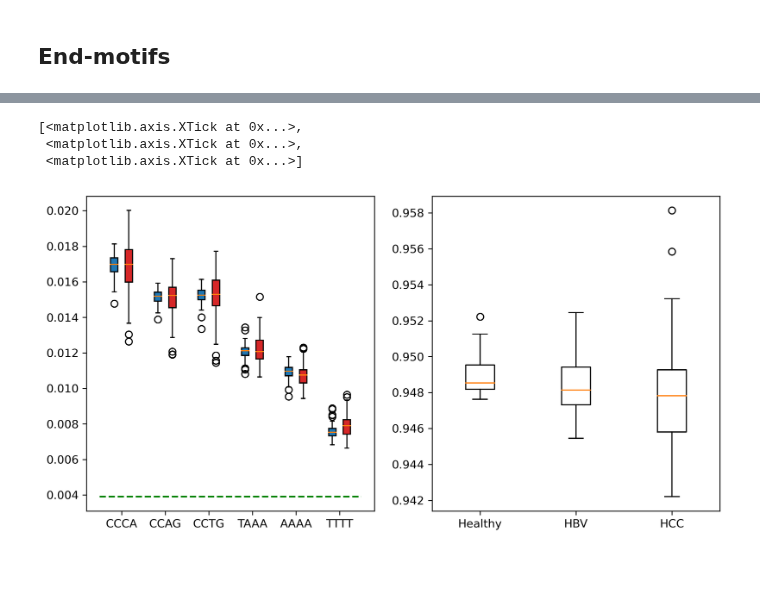
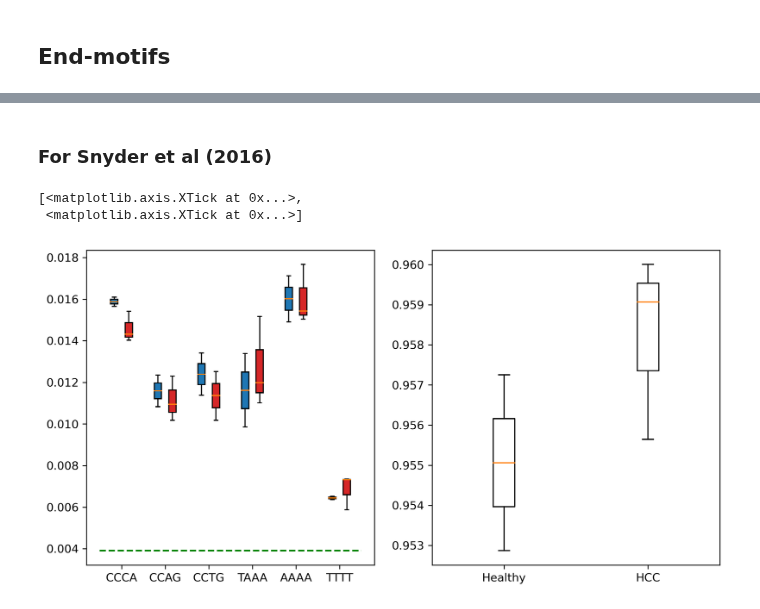
Before and after one commit to epifluidlab/FinaleToolkit, a Jupyter notebook: figs/frag_features_fig.ipynb, the cells around one changed output, grey strips where cells are left out. Cells and saved outputs as stored; diff of their text form; code cells hidden in the pictures; blank space fills up the shorter version.

Commit message:
figure for snyder end-motif

```diff
--- a/figs/frag_features_fig.ipynb
+++ b/figs/frag_features_fig.ipynb
@@ -113,6 +113,6 @@ Text(-15, -80, "$R^2=0.9733$\nPearson's $\\rho = 0.9349$\nSpearman's $r = 0.9363
 # read data from csv. The csv is our end-motif calculations on a dataset
 # from Jiang et al (2015), which is different from the data used in
 # Jiang et al (2020).
-end_motifs_csv = pd.read_csv('../data/jiang_end_motifs.csv')
+end_motifs_csv = pd.read_csv('../data/jiang_end_motifs_Jul26.csv')
 end_motifs_csv
 # %% [output]
@@ -168,7 +168,7 @@ motifs = ['CCCA', 'CCAG', 'CCTG', 'TAAA', 'AAAA', 'TTTT']
 
 motif_freq_list = []
 for motif in motifs:
-    non_hcc = end_motifs_csv.loc[(end_motifs_csv['disease']=='Healthy')|(end_motifs_csv['disease']=='Hepatitis B'), motif]
+    non_hcc = end_motifs_csv.loc[(end_motifs_csv['disease']=='Healthy'), motif]
     hcc = end_motifs_csv.loc[end_motifs_csv['disease']=='Liver cancer', motif]
     motif_freq_list.append(non_hcc)
     motif_freq_list.append(hcc)
@@ -221,8 +221,10 @@ axes[1].set_xticks([1, 2, 3], ['Healthy', 'HBV', 'HCC'])
+# %% [markdown]
+### For Snyder et al (2016)
 # %%
 # read data from csv. The csv is our end-motif calculations on a dataset
-# from Jiang et al (2015), which is different from the data used in
+# from Snyder et al (2016), which is different from the data used in
 # Jiang et al (2020).
-end_motifs_csv = pd.read_csv('../../Desktop/jiang_end_motifs_Jul26.csv')
+end_motifs_csv = pd.read_csv('../data/snyder_end_motifs_Jul26.csv')
 end_motifs_csv
 # get mds for Healthy, HBV, and HCC
 # NOTE: this dataset was retrived from FinaleDB, which uses the 'Liver
@@ -232,7 +234,7 @@ end_motifs_csv
 healthy_mds = end_motifs_csv.loc[end_motifs_csv['disease']=='Healthy', 'mds']
 hbv_mds = end_motifs_csv.loc[end_motifs_csv['disease']=='Hepatitis B', 'mds']
 hcc_mds = end_motifs_csv.loc[end_motifs_csv['disease']=='Liver cancer', 'mds']
-mds_series = [healthy_mds, hbv_mds, hcc_mds]
+mds_series = [healthy_mds, hcc_mds]
 healthy_mds
 # Get motif freqs of non-HCC and HCC patients for six motifs of interest
 # for HCC
@@ -244,7 +246,7 @@ motifs = ['CCCA', 'CCAG', 'CCTG', 'TAAA', 'AAAA', 'TTTT']
 motif_freq_list = []
 for motif in motifs:
     non_hcc = end_motifs_csv.loc[(end_motifs_csv['disease']=='Healthy')|(end_motifs_csv['disease']=='Hepatitis B'), motif]
-    hcc = end_motifs_csv.loc[end_motifs_csv['disease']=='Liver cancer', motif]
+    hcc = end_motifs_csv.loc[(end_motifs_csv['disease']=='Liver cancer')&(end_motifs_csv['id']!='86258'), motif]
     motif_freq_list.append(non_hcc)
     motif_freq_list.append(hcc)
 motif_freq_list[1]
@@ -262,33 +264,32 @@ for i in range(len(motifs)):
     tick_labels.append(motifs[i])
     colors.append('C0')
     colors.append('C3')
     labels.append('Non-HCC')
     labels.append('HCC')
 # plotting
 fig, axes = plt.subplots(1, 2)
 fig.set_dpi(300)
 fig.set_size_inches(10, 5)
 
 # Box plot for HCC motifs
 motif_box_plot = axes[0].boxplot(
         motif_freq_list,
         labels=labels,
         positions=positions,
         patch_artist=True,
 )
 for patch, color in zip(motif_box_plot['boxes'], colors):
         patch.set_facecolor(color)
 axes[0].plot([0, 18], [1/256, 1/256], 'g--')
 axes[0].set_xticks(ticks, tick_labels)
 # FIXME: add legend
 
 # Box plot for MDS
 mds_box_plot = axes[1].boxplot(
         mds_series,
 )
-axes[1].set_xticks([1, 2, 3], ['Healthy', 'HBV', 'HCC'])
+axes[1].set_xticks([1,2], ['Healthy','HCC'])
 # %% [output]
 [<matplotlib.axis.XTick at 0x...>,
- <matplotlib.axis.XTick at 0x...>,
  <matplotlib.axis.XTick at 0x...>]
-[figure, old version]
+[figure, new version]
```
Also changed, not shown: parts of 3 cells of this notebook, 3 other files.
